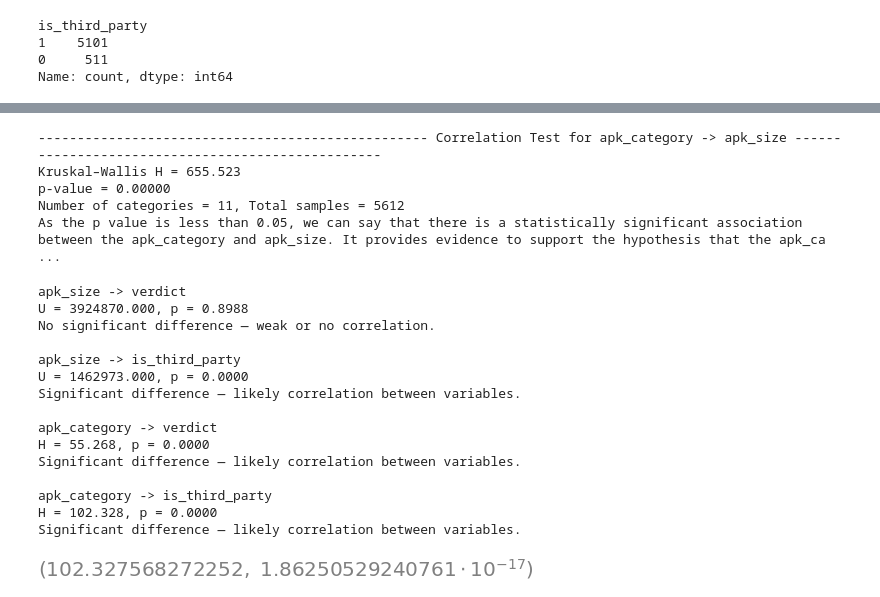
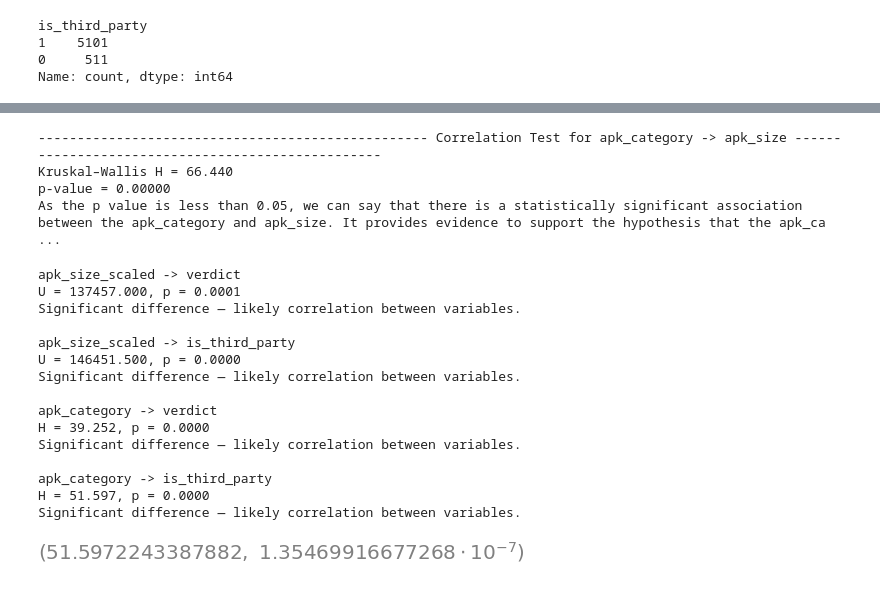
Before and after one commit to MdAkramKhanJehad/ci4security, a Jupyter notebook: causal_analysis/causal_analysis.ipynb, the cells around one changed output, grey strips where cells are left out. Cells and saved outputs as stored; diff of their text form; code cells hidden in the pictures.

```diff
--- a/causal_analysis/causal_analysis.ipynb
+++ b/causal_analysis/causal_analysis.ipynb
@@ -81,0 +179,14 @@ Name: count, dtype: int64
+# %%
+### As our treatment variable is imbalanced, we will now create a balanced sample for analysis based on treatment variable
+
+third_party = boot_sample_final[boot_sample_final["is_third_party"] == 1]
+developer_written = boot_sample_final[boot_sample_final["is_third_party"] == 0]
+
+n_samples = min(len(third_party), len(developer_written))
+balanced_sample = pd.concat([
+    third_party.sample(n=n_samples, replace=True, random_state=1),
+    developer_written.sample(n=n_samples, replace=True, random_state=2)
+])
+
+print("Balanced sample size:", len(balanced_sample))
+balanced_sample["is_third_party"].value_counts(normalize=True)
@@ -81,0 +223,5 @@ Name: count, dtype: int64
+# %%
+g = sns.PairGrid(balanced_sample, hue="is_third_party", diag_sharey=False)
+g.map_diag(sns.histplot)
+g.map_offdiag(sns.scatterplot)
+g.add_legend()
@@ -352,38 +548,21 @@ plt.show()
 # %%
 from scipy.stats import kruskal
 
-groups = [g["apk_size"].values for _, g in df.groupby("apk_category", observed=True)]
+groups = [g["apk_size_scaled"].values for _, g in balanced_sample.groupby("apk_category", observed=True)]
 H_stat, p_value = kruskal(*groups)
-
-# n = len(df)
-# k = df["apk_category"].nunique()
-# eta_squared = (H_stat - k + 1) / (n - k)
 
 print("-----"*10, "Correlation Test for apk_category -> apk_size", "-----"*10)
 print(f"Kruskal–Wallis H = {H_stat:.3f}")
 print(f"p-value = {p_value:.5f}")
-# print(f"Effect size (η²) = {eta_squared:.4f}")
-print(f"Number of categories = {k}, Total samples = {n}")
 
 if p_value < 0.05:
     print("As the p value is less than 0.05, we can say that there is a statistically significant association between the apk_category and apk_size. It provides evidence to support the hypothesis that the apk_category influences apk_size. There is correlation in the apk_category -> apk_size")
 else:
     print("\n As the p value is greater than or equal than 0.05, No statistically significant difference detected between APK categories. There is no correlation in the apk_category -> apk_size direction.")
-
-
-# if eta_squared < 0.01:
-#     print("Effect size: negligible")
-# elif eta_squared < 0.06:
-#     print("Effect size: small")
-# elif eta_squared < 0.14:
-#     print("Effect size: medium")
-# else:
-#     print("Effect size: large")
 # %% [output]
 -------------------------------------------------- Correlation Test for apk_category -> apk_size --------------------------------------------------
-Kruskal–Wallis H = 655.523
+Kruskal–Wallis H = 66.440
 p-value = 0.00000
-Number of categories = 11, Total samples = 5612
 As the p value is less than 0.05, we can say that there is a statistically significant association between the apk_category and apk_size. It provides evidence to support the hypothesis that the apk_ca ...
 # %%
 from scipy.stats import mannwhitneyu, kruskal
@@ -394,42 +573,42 @@ def mann_whitney_test(df, numeric_col, binary_col):
     print(f"\n{numeric_col} -> {binary_col}")
     print(f"U = {stat:.3f}, p = {p:.4f}")
     if p < 0.05:
         print("Significant difference — likely correlation between variables.")
     else:
         print("No significant difference — weak or no correlation.")
     return stat, p
 
 
 def kruskal_test(df, cat_col, binary_col):
     groups = [group[binary_col].values for _, group in df.groupby(cat_col)]
     stat, p = kruskal(*groups)
     print(f"\n{cat_col} -> {binary_col}")
     print(f"H = {stat:.3f}, p = {p:.4f}")
     if p < 0.05:
         print("Significant difference — likely correlation between variables.")
     else:
         print("No significant difference — weak or no correlation.")
     return stat, p
 
 
-mann_whitney_test(df, "apk_size", "verdict")
-mann_whitney_test(df, "apk_size", "is_third_party")
-kruskal_test(df, "apk_category", "verdict")
-kruskal_test(df, "apk_category", "is_third_party")
+mann_whitney_test(balanced_sample, "apk_size_scaled", "verdict")
+mann_whitney_test(balanced_sample, "apk_size_scaled", "is_third_party")
+kruskal_test(balanced_sample, "apk_category", "verdict")
+kruskal_test(balanced_sample, "apk_category", "is_third_party")
 # %% [output]
-apk_size -> verdict
-U = 3924870.000, p = 0.8988
-No significant difference — weak or no correlation.
+apk_size_scaled -> verdict
+U = 137457.000, p = 0.0001
+Significant difference — likely correlation between variables.
 
-apk_size -> is_third_party
-U = 1462973.000, p = 0.0000
+apk_size_scaled -> is_third_party
+U = 146451.500, p = 0.0000
 Significant difference — likely correlation between variables.
 
 apk_category -> verdict
-H = 55.268, p = 0.0000
+H = 39.252, p = 0.0000
 Significant difference — likely correlation between variables.
 
 apk_category -> is_third_party
-H = 102.328, p = 0.0000
+H = 51.597, p = 0.0000
 Significant difference — likely correlation between variables.
-[figure, old version]
+[figure, new version]
```
Also changed, not shown: parts of 28 cells of this notebook, 1 other file.
